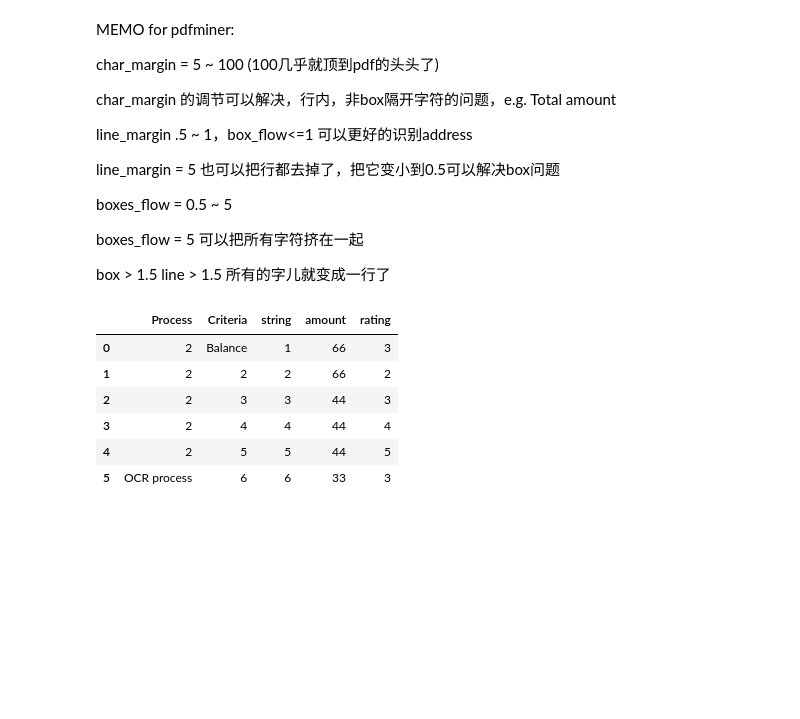
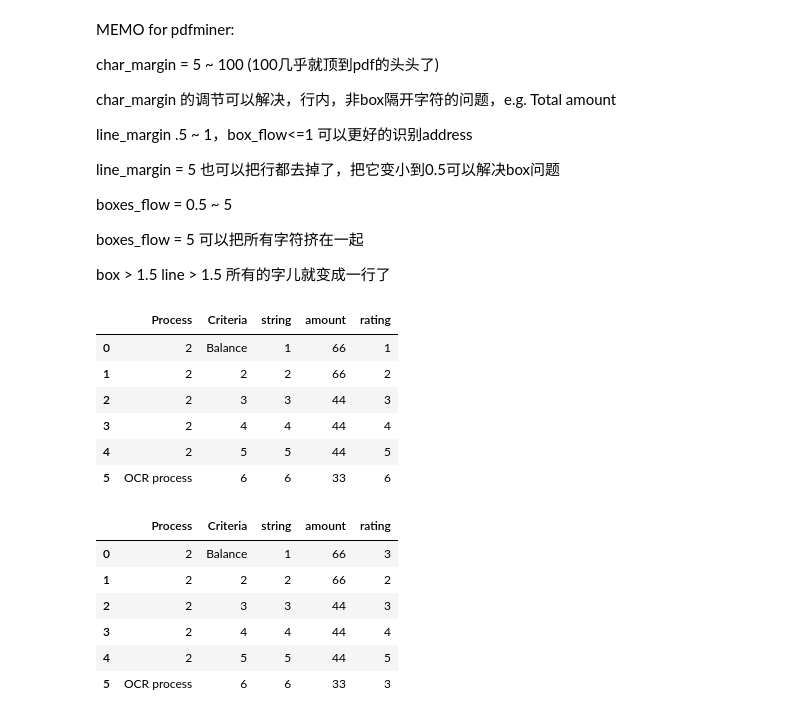
Before and after one commit to air-yan/InvoiceOCR, a Jupyter notebook: Computer Vision Project_updated.ipynb, the cells around one changed output. Drawn from its saved outputs; the diff is of its cells as text; code cells hidden in the pictures; blank space fills up the shorter version.

```diff
--- a/Computer Vision Project_updated.ipynb
+++ b/Computer Vision Project_updated.ipynb
@@ -491,8 +506,17 @@ def regex_extraction(txt):
 # %%
 df = pd.DataFrame({
     'Process':['2','2','2','2','2', 'OCR process'],
     'Criteria':['Balance',2,3,4,5,6],
     'string':[1,2,3,4,5,6],
     'amount':[66,66,44,44,44,33],
     'rating':[1,2,3,4,5,6]
 })
+df
+# %% [output]
+|  | Process | Criteria | string | amount | rating |
+| 0 | 2 | Balance | 1 | 66 | 1 |
+| 1 | 2 | 2 | 2 | 66 | 2 |
+| 2 | 2 | 3 | 3 | 44 | 3 |
+| 3 | 2 | 4 | 4 | 44 | 4 |
+| 4 | 2 | 5 | 5 | 44 | 5 |
+| 5 | OCR process | 6 | 6 | 33 | 6 |
```
Also changed, not shown: parts of 13 cells of this notebook.
